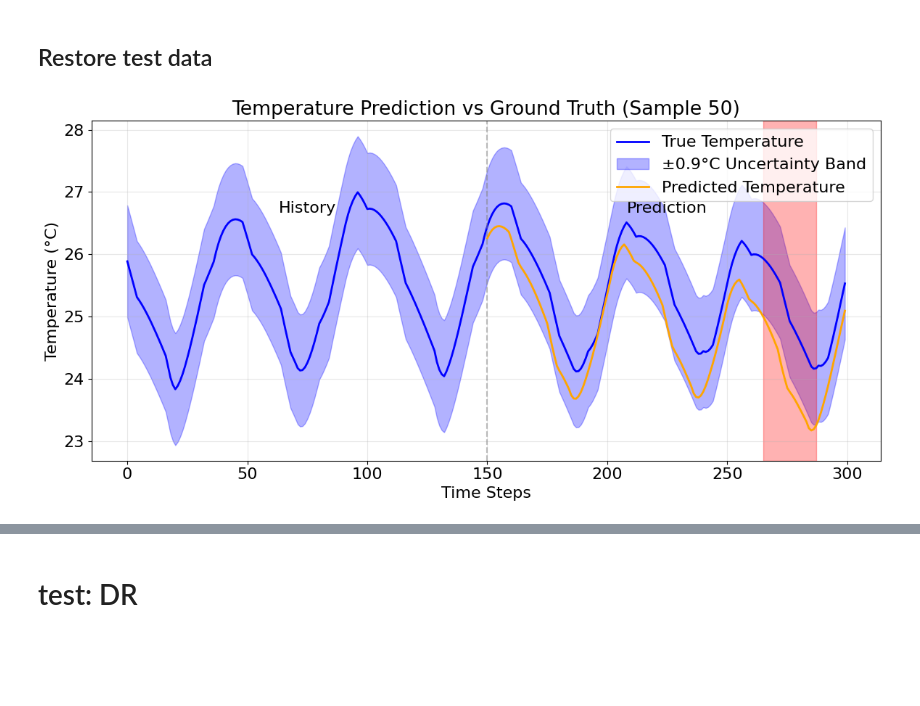
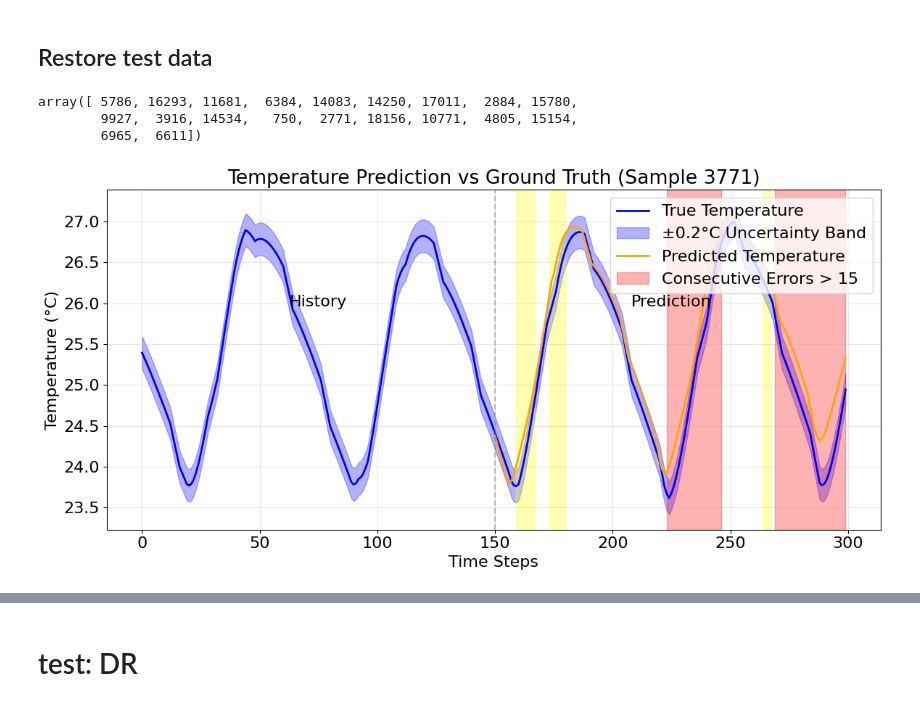
Before and after one commit to Javier-ppp/BML-Deep-Klaman-filter-prediction, a Jupyter notebook: GRU_+_Bayesian_filteringTF2x.ipynb, the cells around one changed output, grey strips where cells are left out. Cells and saved outputs as stored; diff of their text form; code cells hidden in the pictures; blank space fills up the shorter version.

```diff
--- a/GRU_+_Bayesian_filteringTF2x.ipynb
+++ b/GRU_+_Bayesian_filteringTF2x.ipynb
@@ -781,12 +781,12 @@ number_of_pieces = 8
 session_length = 300
 s_length = number_of_pieces * session_length
 
-std_of_noise =np.round(np.linspace(0.01,0.5,5),decimals=2)
-t_start=np.round(np.linspace(293.15,303.15,5),decimals=2)
+std_of_noise =np.round(np.linspace(0.01,0.8,5),decimals=2)
+t_start=np.round(np.linspace(297.65,299.65,5),decimals=2)
 v_start= np.round(np.linspace(20,60,4),decimals=2)
-t_h_start= np.round(np.linspace(293.15,340.15,5),decimals=2)
-t_w_start= np.round(np.linspace(273.15,308.15,10),decimals=2)
-t_out_start= np.round(np.linspace(253.15,295.15,15),decimals=2)
+t_h_start= np.round(np.linspace(293.15,310.15,5),decimals=2)
+t_w_start= np.round(np.linspace(293.15,308.15,10),decimals=2)
+t_out_start= np.round(np.linspace(297.15,299.15,15),decimals=2)
 init_params_c = list(itertools.product(t_start, v_start, t_h_start, t_w_start, t_out_start,[0])) #temperature of air, vent. level,  temperature of heater, temperature wall, temperature outside, this values is also used as an average temperature for the calculated period,  1 t_out is constant,0 it is modeled'''
 #init_params_c_tset = list(itertools.product(t_start, v_start, t_h_start, t_w_start, [t_set],[0])) #temperature of air, vent. level,  temperature of heater, temperature wall, temperature outside, this values is also used as an average temperature for the calculated period,  1 t_out is constant,0 it is modeled'''
 #inint_test=init_params_c+init_params_c_tset+init_params_c_tset+init_params_c_tset+init_params_c_tset
@@ -809,7 +809,7 @@ a_c=np.empty([number_of_pieces, session_length])
 
 
 
-for i in tqdm(range(0,500)):
+for i in tqdm(range(0,1800)):
   env_c = environment(init_params_c_sh[i])
   for j in range(len(std_of_noise)):
     t_ci, noisy_t_ci, a_ci, t_out_ci = env_c.controlled_session(s_length, std_of_noise[j],t_set,v_set,dt,dv)
@@ -2354,14 +2431,20 @@ export_temperatures(test_results,"./dataset/test results/temperature_results.npz
 Temperature data saved to ./dataset/test results/temperature_results.npz
 # %% [markdown]
 ## Restore test data
+# %%
+worst_indices
+# %% [output]
+array([ 5786, 16293, 11681,  6384, 14083, 14250, 17011,  2884, 15780,
+        9927,  3916, 14534,   750,  2771, 18156, 10771,  4805, 15154,
+        6965,  6611])
 # %%
 imported_data = import_temperatures("./dataset/test results/temperature_results.npz")
 t_init = imported_data["initial_temperatures"]
 t_true = imported_data["true_temperatures"]
 t_pred = imported_data["predicted_temperatures"]
-visualize_predictions(imported_data, element=50, n=15, uncertainty=0.9)
+visualize_predictions(imported_data, element=3771, n=15, uncertainty=0.2)
 # %% [output]
-[figure, old version]
+[figure, new version]
 # %%
 analysis_results = analyze_predictions(
         imported_data,
```
Also changed, not shown: parts of 19 cells of this notebook, 12 other files.
